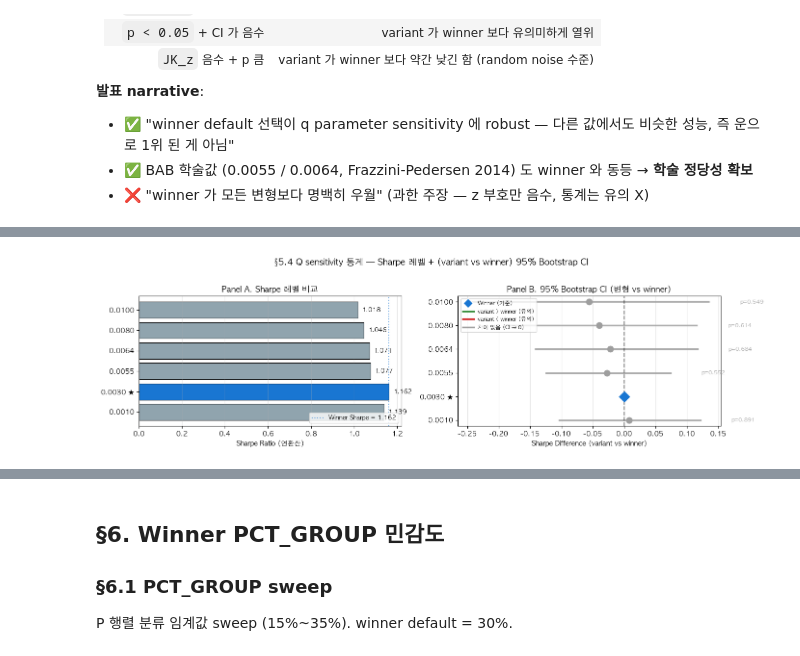
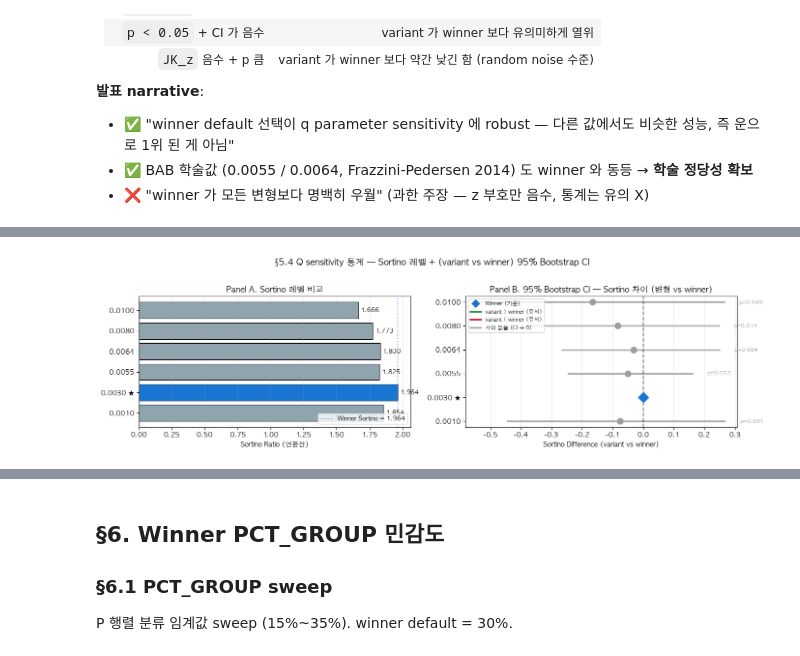
Before and after one commit to sybeom528/finance_project, a Jupyter notebook: final_pt/05b_Analyze.ipynb, the cells around one changed output, grey strips where cells are left out. Drawn from its saved outputs; the diff is of its cells as text; code cells hidden in the pictures.

```diff
--- a/final_pt/05b_Analyze.ipynb
+++ b/final_pt/05b_Analyze.ipynb
@@ -888,11 +888,25 @@ plt.show()
 # ── §5.4 Q sensitivity 통계 유의성 검정 ─────────────────────────
 # Jobson-Korkie (Memmel 보정) z-stat + Block Bootstrap 95% CI
 # 비교: winner default vs 각 q 변형
+# 표: JK z-stat (Sharpe 기반 학술 표준) — Sharpe 가 표본분포 정규근사 닫힌해를 가짐
+# 시각화: Sortino 레벨 + Sortino diff 95% Bootstrap CI — 본 프로젝트 핵심 지표
 
 def _sharpe(r, rf=0.0):
     ex = r - rf
     sd = ex.std(ddof=1)
     return float(ex.mean() / sd * np.sqrt(12)) if sd > 0 else np.nan
+
+def _sortino(r, rf=0.0):
+    """연환산 Sortino — master_table._sortino_subperiod 와 동일 공식.
+    분자 = mean(r - rf) * 12,  분모 = std(r[r<0]) * sqrt(12)."""
+    r = pd.Series(r).dropna()
+    neg = r[r < 0]
+    if len(neg) < 2:
+        return np.nan
+    down = neg.std(ddof=1) * np.sqrt(12)
+    if not (down > 0):
+        return np.nan
+    return float((r - rf).mean() * 12 / down)
 
 def _jk_memmel(r_a, r_b):
     """Jobson-Korkie z-stat with Memmel correction. H0: SR_a = SR_b."""
@@ -928,6 +942,32 @@ def _block_bootstrap_sr_diff(r_a, r_b, block=6, n_boot=1000, seed=42):
     lo, hi = np.percentile(diffs, [2.5, 97.5])
     return float(lo), float(hi), float(np.mean(diffs))
 
+def _block_bootstrap_sortino_diff(r_a, r_b, block=6, n_boot=1000, seed=42):
+    """Sortino 차이 (variant vs winner) 의 block bootstrap 95% CI.
+    각 bootstrap sample 에서 Sortino = mean(r)*12 / (std(r[r<0])*sqrt(12)) 계산."""
+    rng = np.random.RandomState(seed)
+    common = r_a.index.intersection(r_b.index)
+    a, b = r_a.loc[common].values, r_b.loc[common].values
+    T = len(a)
+    n_blocks = T // block
+    diffs = []
+    for _ in range(n_boot):
+        starts = rng.randint(0, T - block + 1, size=n_blocks)
+        idx = np.concatenate([np.arange(s, s+block) for s in starts])
+        a_b, b_b = a[idx], b[idx]
+        a_neg, b_neg = a_b[a_b < 0], b_b[b_b < 0]
+        da = a_neg.std(ddof=1) * np.sqrt(12) if len(a_neg) >= 2 else np.nan
+        db = b_neg.std(ddof=1) * np.sqrt(12) if len(b_neg) >= 2 else np.nan
+        so_a = a_b.mean() * 12 / da if (not np.isnan(da) and da > 0) else np.nan
+        so_b = b_b.mean() * 12 / db if (not np.isnan(db) and db > 0) else np.nan
+        if not np.isnan(so_a) and not np.isnan(so_b):
+            diffs.append(so_b - so_a)
+    diffs = np.array(diffs)
+    if len(diffs) == 0:
+        return np.nan, np.nan, np.nan
+    lo, hi = np.percentile(diffs, [2.5, 97.5])
+    return float(lo), float(hi), float(np.mean(diffs))
+
 # Winner default ret (q sweep 결과 dict 의 default q 항목)
 winner_default_q = winner_cfg.get('q_value', 0.003)
 winner_ret = q_results.get(winner_default_q)
@@ -938,7 +978,7 @@ rows = []
 for q, res in sorted(q_results.items()):
     variant_ret = res  # q_results[q] is already a Series
     z, p = _jk_memmel(winner_ret, variant_ret)
-    lo, hi, mean = _block_bootstrap_sr_diff(winner_ret, variant_ret)
+    lo, hi, mean = _block_bootstrap_sortino_diff(winner_ret, variant_ret)
     sig_jk = '✓' if (not np.isnan(p) and p < 0.05) else ''
     sig_bs = '✓' if (lo > 0 or hi < 0) else ''
     rows.append({
@@ -946,15 +986,17 @@ for q, res in sorted(q_results.items()):
         'JK_z'    : round(z, 3) if not np.isnan(z) else np.nan,
         'JK_p'    : round(p, 4) if not np.isnan(p) else np.nan,
         'JK_sig'  : sig_jk,
-        'Boot_CI_lo': round(lo, 3),
-        'Boot_CI_hi': round(hi, 3),
-        'Boot_sig'  : sig_bs,
+        'BootSo_lo': round(lo, 3),
+        'BootSo_hi': round(hi, 3),
+        'BootSo_sig': sig_bs,
         'is_winner' : '★' if q == winner_default_q else '',
     })
 
 m3_df = pd.DataFrame(rows)
 print('=== §5.4 Q sensitivity 통계 유의성 (winner default 대비) ===')
 print(f'winner default q = {winner_default_q}, T = {len(winner_ret)} 개월')
+print('   · JK_z/JK_p     : Sharpe 차이 z-test (학술 표준, 정규근사 닫힌해)')
+print('   · BootSo_lo/hi  : Sortino 차이 95% Block Bootstrap CI (블록 6m, 1000 iter)')
 print(m3_df.to_string(index=False))
 
 # ── 자동 해석 (z, p 통계 기반 동적 결론) ─────────────────────
@@ -964,11 +1006,11 @@ n_var = len(non_winner)
 n_sig = (non_winner['JK_p'] < 0.05).sum()
 n_marg = ((non_winner['JK_p'] >= 0.05) & (non_winner['JK_p'] < 0.10)).sum()
 mean_z = non_winner['JK_z'].mean()
-all_ci_contain_zero = ((non_winner['Boot_CI_lo'] <= 0) & (non_winner['Boot_CI_hi'] >= 0)).all()
+all_ci_contain_zero = ((non_winner['BootSo_lo'] <= 0) & (non_winner['BootSo_hi'] >= 0)).all()
 print(f'  · 변형 수: {n_var}개 (winner 제외)')
-print(f'  · 5% 수준 유의: {n_sig}개  /  10% 수준 marginal: {n_marg}개')
+print(f'  · 5% 수준 유의 (JK Sharpe): {n_sig}개  /  10% 수준 marginal: {n_marg}개')
 print(f'  · 평균 z-stat: {mean_z:+.3f}  ({"variant 가 winner 보다 낮은 경향" if mean_z < 0 else "variant 가 winner 보다 높은 경향"})')
-print(f'  · Bootstrap CI 모두 0 포함: {all_ci_contain_zero}')
+print(f'  · Bootstrap Sortino-diff CI 모두 0 포함: {all_ci_contain_zero}')
 if n_sig == 0 and all_ci_contain_zero:
     print('  → 결론: winner 가 q ∈ Q_SWEEP 전 구간에서 robust (모든 변형이 통계적으로 동등)')
 elif n_sig > 0:
@@ -976,7 +1018,7 @@ elif n_sig > 0:
 
 
 
-# ── §VIZ 시각화: Sharpe diff 95% CI forest plot + Sharpe level bar ──
+# ── §VIZ 시각화: Sortino level bar + Sortino diff 95% Bootstrap CI ──
 import matplotlib.pyplot as plt
 from matplotlib.lines import Line2D
 
@@ -984,42 +1026,42 @@ from matplotlib.lines import Line2D
 viz_data = []
 for v in sorted(q_results.keys()):
     r = q_results[v]
-    sr = _sharpe(r)
+    so = _sortino(r)
     z, p = _jk_memmel(winner_ret, r)
-    lo, hi, mean_diff = _block_bootstrap_sr_diff(winner_ret, r)
+    lo, hi, mean_diff = _block_bootstrap_sortino_diff(winner_ret, r)
     viz_data.append({
-        'q_value': v, 'sharpe': sr, 'z': z, 'p': p,
+        'q_value': v, 'sortino': so, 'z': z, 'p': p,
         'ci_lo': lo, 'ci_hi': hi, 'mean_diff': mean_diff,
         'is_winner': v == winner_default_q,
     })
 viz_df = pd.DataFrame(viz_data)
 
 fig, axes = plt.subplots(1, 2, figsize=(14, max(4, len(viz_df)*0.5+1)))
-fig.suptitle('§5.4 Q sensitivity 통계 — Sharpe 레벨 + (variant vs winner) 95% Bootstrap CI',
+fig.suptitle('§5.4 Q sensitivity 통계 — Sortino 레벨 + (variant vs winner) 95% Bootstrap CI',
              fontsize=13, fontweight='bold', y=1.02)
 
-# Panel A: Sharpe level bar
+# Panel A: Sortino level bar
 ax = axes[0]
 y_pos = np.arange(len(viz_df))
 colors = ['#1976D2' if w else '#90A4AE' for w in viz_df['is_winner']]
-ax.barh(y_pos, viz_df['sharpe'], color=colors, edgecolor='black', linewidth=0.8)
-winner_sr = viz_df[viz_df['is_winner']]['sharpe'].iloc[0]
-ax.axvline(winner_sr, color='#1976D2', linestyle=':', alpha=0.6, label='Winner Sharpe = {:.3f}'.format(winner_sr))
+ax.barh(y_pos, viz_df['sortino'], color=colors, edgecolor='black', linewidth=0.8)
+winner_so = viz_df[viz_df['is_winner']]['sortino'].iloc[0]
+ax.axvline(winner_so, color='#1976D2', linestyle=':', alpha=0.6, label='Winner Sortino = {:.3f}'.format(winner_so))
 ax.set_yticks(y_pos)
 labels = []
 for v, w in zip(viz_df['q_value'], viz_df['is_winner']):
     star = ' ★' if w else ''
     labels.append(('{:.4f}' + star).format(v))
 ax.set_yticklabels(labels)
-ax.set_xlabel('Sharpe Ratio (연환산)')
-ax.set_title('Panel A. Sharpe 레벨 비교')
+ax.set_xlabel('Sortino Ratio (연환산)')
+ax.set_title('Panel A. Sortino 레벨 비교')
 ax.grid(axis='x', alpha=0.3)
 ax.legend(loc='lower right', fontsize=9)
-for i, (sr, w) in enumerate(zip(viz_df['sharpe'], viz_df['is_winner'])):
-    ax.text(sr + 0.02, i, '{:.3f}'.format(sr), va='center', fontsize=9,
+for i, (so, w) in enumerate(zip(viz_df['sortino'], viz_df['is_winner'])):
+    ax.text(so + 0.02, i, '{:.3f}'.format(so), va='center', fontsize=9,
             fontweight='bold' if w else 'normal')
 
-# Panel B: 95% Bootstrap CI forest plot
+# Panel B: 95% Bootstrap CI forest plot (Sortino diff)
 ax = axes[1]
 for i, row in viz_df.iterrows():
     if row['is_winner']:
@@ -1040,8 +1082,8 @@ for i, row in viz_df.iterrows():
 ax.axvline(0, color='black', linestyle='--', alpha=0.5)
 ax.set_yticks(y_pos)
 ax.set_yticklabels(labels)
-ax.set_xlabel('Sharpe Difference (variant vs winner)')
-ax.set_title('Panel B. 95% Bootstrap CI (변형 vs winner)')
+ax.set_xlabel('Sortino Difference (variant vs winner)')
+ax.set_title('Panel B. 95% Bootstrap CI — Sortino 차이 (변형 vs winner)')
 ax.grid(axis='x', alpha=0.3)
 legend_elems = [
     Line2D([0],[0], marker='D', color='w', markerfacecolor='#1976D2', markersize=10, label='Winner (기준)'),
@@ -1073,3 +1117,3 @@ winner default q = 0.003, T = 168 개월
   → 결론: winner 가 q ∈ Q_SWEEP 전 구간에서 robust (모든 변형이 통계적으로 동등)
-[figure, old version]
+[figure, new version]
 # %% [markdown]
```
Also changed, not shown: parts of 5 cells of this notebook, 2 other files.
